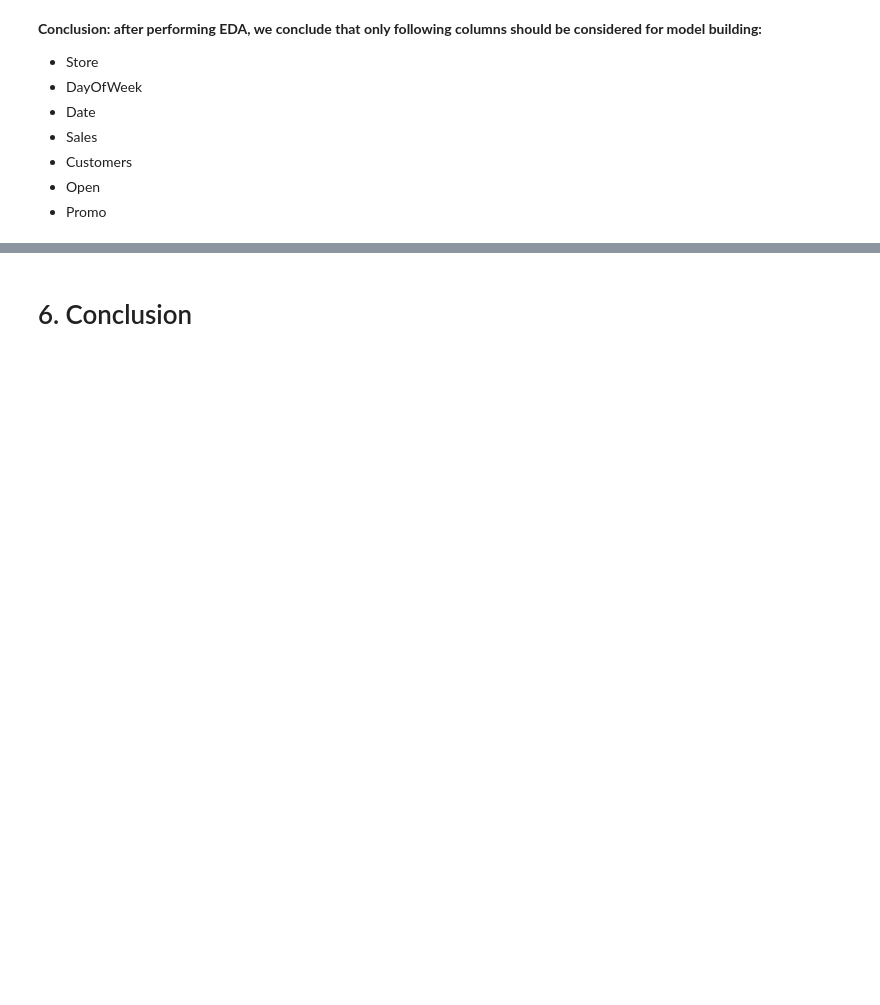
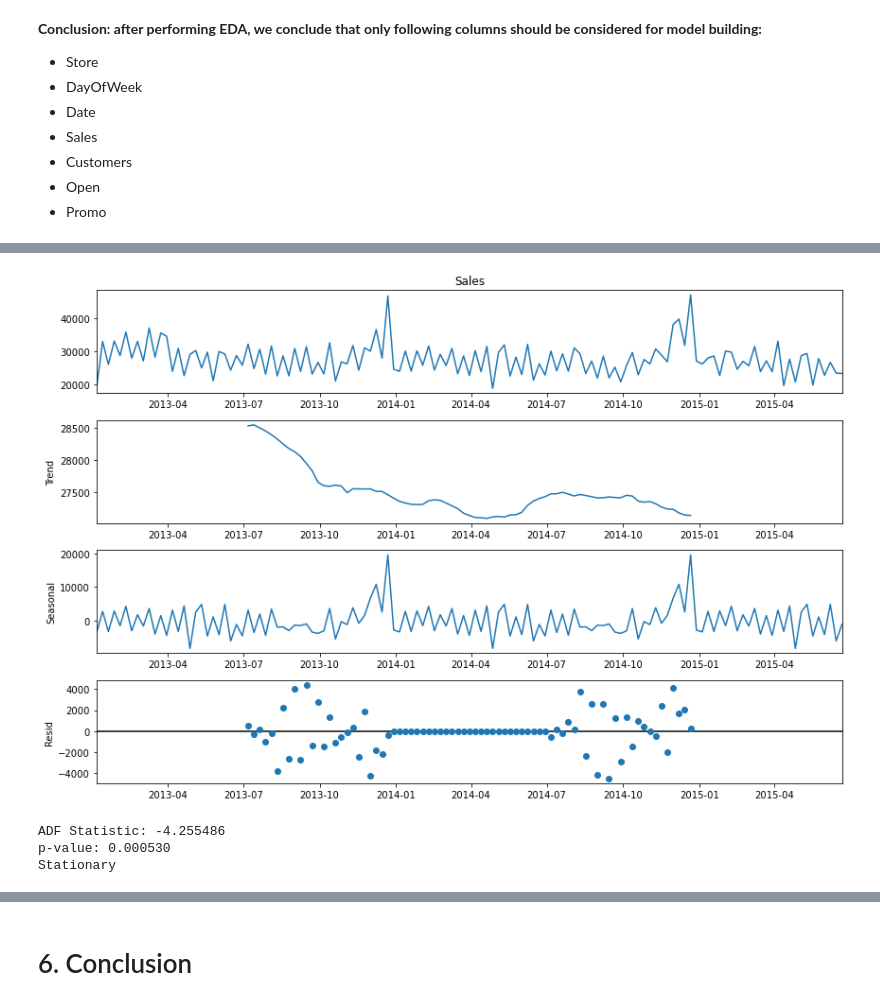
Before and after one commit to Alan-Wolf-VN/Sale_forecast, a Jupyter notebook: SaleForecasting_Nam_Tran.ipynb, the cells around one changed output, grey strips where cells are left out. Saved outputs shown, nothing was run; the diff lists cells and outputs as text; code cells hidden in the pictures; blank space fills up the shorter version.

```diff
--- a/SaleForecasting_Nam_Tran.ipynb
+++ b/SaleForecasting_Nam_Tran.ipynb
@@ -427,0 +447,21 @@ df
+# %%
+# Check decomposition plots:
+rcParams['figure.figsize'] = 12, 8
+decomposition = sm.tsa.seasonal_decompose(train['Sales'].resample('W').sum(), model='additive') # additive seasonal index
+fig = decomposition.plot()
+plt.show()
+# %% [output]
+[figure, added]
+# %%
+# Stationarity test:
+result = adfuller(train['Sales'])
+print('ADF Statistic: %f' % result[0])
+print('p-value: %f' % result[1])
+if result[1] <= 0.05:
+    print('Stationary')
+else:
+    print('Not stationary')
+# %% [output]
+ADF Statistic: -4.255486
+p-value: 0.000530
+Stationary
```
Also changed, not shown: parts of 28 cells of this notebook.
